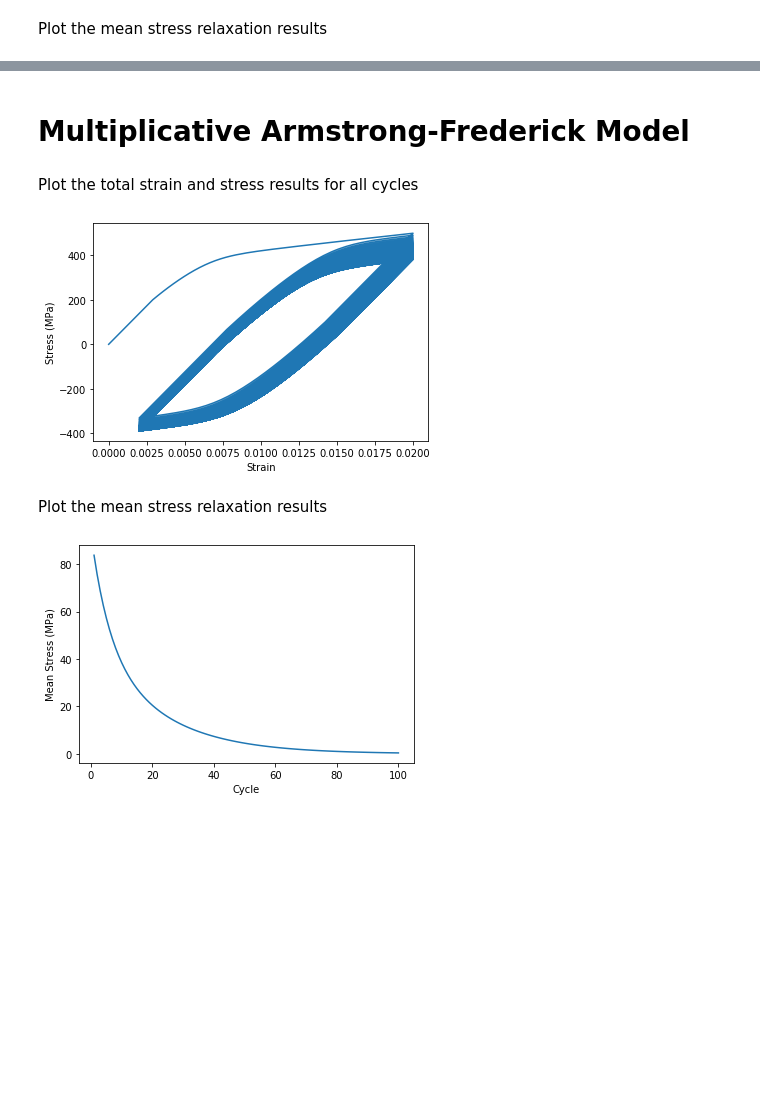
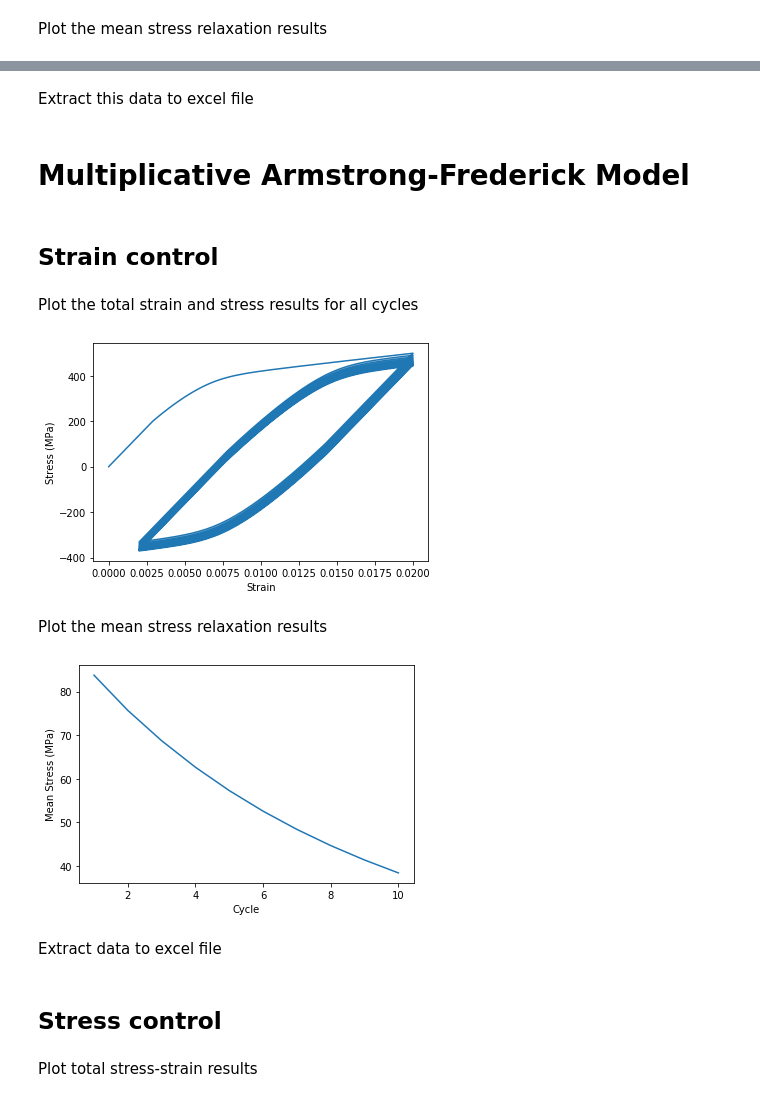
Before and after one commit to DylanAgius/Plasticity, a Jupyter notebook: Application_examples.ipynb, the cells around one changed output, grey strips where cells are left out. Saved outputs shown, nothing was run; the diff lists cells and outputs as text; code cells hidden in the pictures; blank space fills up the shorter version.

Commit message:
includes stress control

```diff
--- a/Application_examples.ipynb
+++ b/Application_examples.ipynb
@@ -54,0 +113,2 @@ loadData.plotter_meanstress()
+# %% [markdown]
+Extract this data to excel file
@@ -55,12 +117,14 @@ loadData.plotter_meanstress()
 # %% [markdown]
 # Multiplicative Armstrong-Frederick Model
+# %% [markdown]
+## Strain control
 # %%
 import Chaboche as plas
 
 
 
 "type of kinematic hardening model to use"
-"if traditiona chaboche use: MAF; if multiplicative model use: MAFM"
+"if multiplicative model use: MAFM"
 "if using MAFM, please specify the number of multiplicative backstresses being used."
 
 "This example uses 1:"
@@ -85,23 +149,25 @@ xmod=69000
 "if you want to read turning points from file answer 'yes' if not specify max"
 "and minimum values interested in and the number of cycles"
 
-readfile=['no',0.02,0.002,100]
+readfile=['no',0.02,0.002,10]
 
 "number of steps for forward Euler integration"
 steps=50
 
 
-loadData=plas.oneD_plasticity(kinv,backstress,iso,sigy0,xmod,readfile,steps)
-loadData.Plast_Model()
+strainc=plas.straincontrol(kinv,backstress,iso,sigy0,xmod,readfile,steps)
+strainc.Plast_Model()
 # %% [markdown]
 Plot the total strain and stress results for all cycles
 # %%
-loadData.plotter_totalvals()
+strainc.plotter_totalvals()
 # %% [output]
-[figure, old version]
+[figure, new version]
 # %% [markdown]
 Plot the mean stress relaxation results
 # %%
-loadData.plotter_meanstress()
+strainc.plotter_meanstress()
 # %% [output]
-[figure, old version]
+[figure, new version]
+# %% [markdown]
+Extract data to excel file
@@ -107,0 +176,2 @@ loadData.plotter_meanstress()
+# %% [markdown]
+## Stress control
@@ -107,0 +217,2 @@ loadData.plotter_meanstress()
+# %% [markdown]
+Plot total stress-strain results
```
Also changed, not shown: parts of 20 cells of this notebook.
